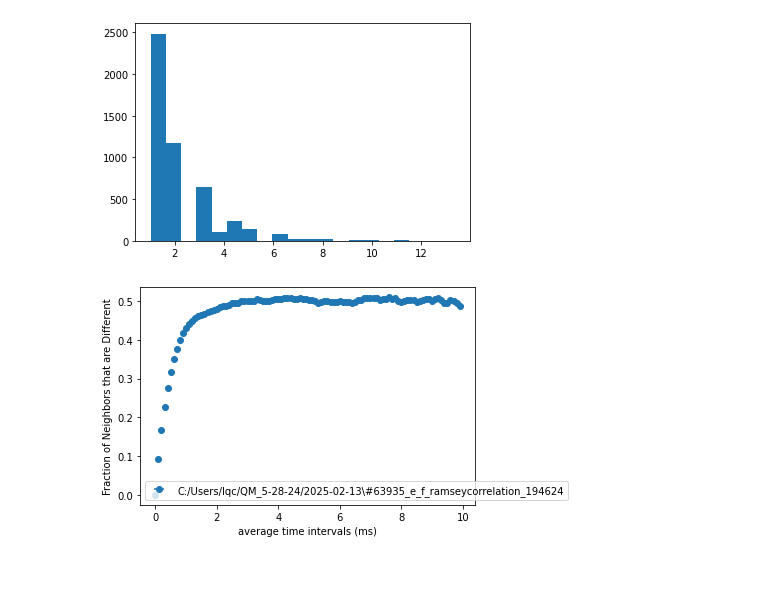
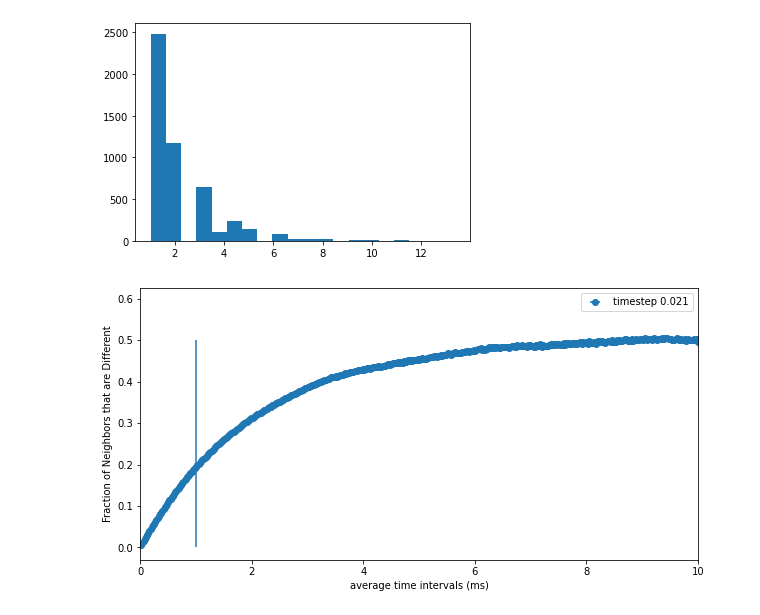
Before and after one commit to tmittiga-personal/AutomatedCalibrationPipeline, a Jupyter notebook: analyze_Correlation_Data.ipynb, the cells around one changed output. Cells and saved outputs as stored; diff of their text form; code cells hidden in the pictures; blank space fills up the shorter version.

```diff
--- a/analyze_Correlation_Data.ipynb
+++ b/analyze_Correlation_Data.ipynb
@@ -14,7 +14,7 @@ qubit = 3
 target_string = 'ramseycorrelation'
 
 # Use glob to recursively search for files containing the target string
-files = glob.glob(f"{parent_directory}/2025-02-1[4567]/*{target_string}*", recursive=True)  #[1-2][90]
+files = glob.glob(f"{parent_directory}/2025-02-[2][1234]/*{target_string}*", recursive=True)  #[1-2][90]
 files = sorted(files, key=os.path.getmtime)  # Time order
 
 file_names = []
@@ -158,7 +350,7 @@ KeyboardInterrupt:
 # %%
 i_slice = 10_000
 
-fn = file_names[0]
+fn = file_names[-1]
 file_contents = np.load(fn+'/arrays.npz')
 # Open the file and load the data
 with open(fn+'/data.json', 'r') as file:
@@ -178,9 +370,9 @@ ts = ts[Igethresholded==1]
 Ithresholded = Ithresholded[Igethresholded==1]
 I2post = I2[Igethresholded==1]
 fig = plt.figure(figsize=(20,10))
-dat=I2post[:i_slice]
+dat=I2 #post[:i_slice]
 plt.plot(dat, 'b.')
 plt.plot([0,len(dat)],[ef_threshold,ef_threshold],'k-')
-# plt.plot(Ige[:i_slice], 'r.')
-# plt.plot([0,len(dat)],[ge_threshold,ge_threshold],'k--')
+plt.plot(Ige, 'r.') #[:i_slice]
+plt.plot([0,len(dat)],[ge_threshold,ge_threshold],'k--')
 # %% [output]
@@ -330,37 +408,41 @@ time_interval_analysis(flips, ts*1e-6)
 [figure]
 [figure]
 # %%
-sample_timestep = 0.001 # ms
-sample_duration = 3000 # ms
-flip_rate = 1 # kHz
+# sample_timestep = 0.001 # ms
+f = plt.figure(figsize=(10,5))
+for sample_timestep in np.arange( 0.021, 0.04, 0.02):
+    sample_duration = 3000 # ms
+    flip_rate = 0.25 # kHz
 
-num_samples = int(round(sample_duration/sample_timestep))
-simulated_timestamps = np.arange(0,sample_duration, sample_timestep)
+    num_samples = int(round(sample_duration/sample_timestep))
+    simulated_timestamps = np.arange(0,sample_duration, sample_timestep)
 
-binary_state = np.zeros(num_samples)
+    binary_state = np.zeros(num_samples)
 
-rand_at_timestep = np.random.random(num_samples)
+    rand_at_timestep = np.random.random(num_samples)
 
-convert_to_flip_event = lambda x: 1 if x<(sample_timestep*flip_rate) else 0
+    convert_to_flip_event = lambda x: 1 if x<(sample_timestep*flip_rate) else 0
 
-flip_events = list(map(convert_to_flip_event, rand_at_timestep))
+    flip_events = list(map(convert_to_flip_event, rand_at_timestep))
 
-flip_indices = [i for i, e in enumerate(flip_events) if e == 1]
+    flip_indices = [i for i, e in enumerate(flip_events) if e == 1]
 
-ind = 0
-flip_exponent = 0
-for i_f in range(len(flip_indices)-1):
-    binary_state[flip_indices[i_f]:flip_indices[i_f+1]] += (-1)**flip_exponent + binary_state[flip_indices[i_f]-1]
-    flip_exponent += 1
+    ind = 0
+    flip_exponent = 0
+    for i_f in range(len(flip_indices)-1):
+        binary_state[flip_indices[i_f]:flip_indices[i_f+1]] += (-1)**flip_exponent + binary_state[flip_indices[i_f]-1]
+        flip_exponent += 1
 
 
-fractions, deltats, stdts = rolling_correlation(binary_state, simulated_timestamps, 10000,100)
-plt.errorbar(deltats, fractions, xerr=stdts, label = file_names[iif], linestyle='none', fmt='o')
+    fractions, deltats, stdts = rolling_correlation(binary_state, simulated_timestamps, int(np.ceil(200/sample_timestep)),int(np.ceil(40*sample_timestep)))
+    plt.errorbar(deltats, fractions, xerr=stdts, label = f'timestep {sample_timestep}', linestyle='none', fmt='o')
 plt.xlabel('average time intervals (ms)')
 plt.ylabel('Fraction of Neighbors that are Different')
+plt.xlim(0,10)
 plt.legend()
+plt.vlines([1], 0, 0.5)
 plt.show()
 
 # time_interval_analysis(binary_state, simulated_timestamps)
 # %% [output]
-[figure, old version]
+[figure, new version]
```
Also changed, not shown: parts of 18 cells of this notebook, 14 other files.
